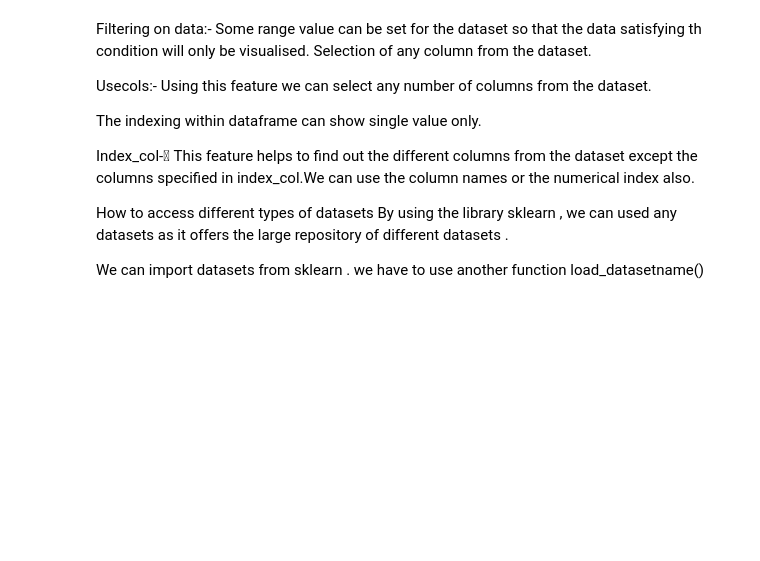
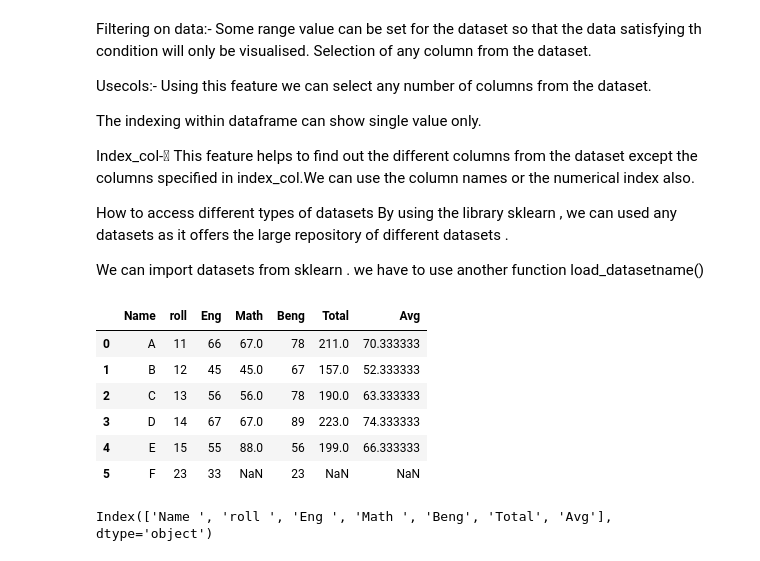
Before and after one commit to Sahadipankar/College-Practice-Coding, a Jupyter notebook: Python/Jupyter Notebook/Data_CSV.ipynb, the cells around one changed output. Saved outputs shown, nothing was run; the diff lists cells and outputs as text; code cells hidden in the pictures; blank space fills up the shorter version.

```diff
--- a/Python/Jupyter Notebook/Data_CSV.ipynb
+++ b/Python/Jupyter Notebook/Data_CSV.ipynb
@@ -158,3 +153,22 @@ How to access different types of datasets
 By using the  library sklearn , we can  used  any datasets as it  offers  the   large  repository  of   different  datasets .
 
 We can  import  datasets from sklearn . we have to  use another function load_datasetname()
+# %%
+import pandas as pd
+import numpy as np
+
+data2 = pd.read_csv('/content/drive/MyDrive/Colab Notebooks/Files/temp2.csv')
+
+data2
+# %% [output]
+|  | Name | roll | Eng | Math | Beng | Total | Avg |
+| 0 | A | 11 | 66 | 67.0 | 78 | 211.0 | 70.333333 |
+| 1 | B | 12 | 45 | 45.0 | 67 | 157.0 | 52.333333 |
+| 2 | C | 13 | 56 | 56.0 | 78 | 190.0 | 63.333333 |
+| 3 | D | 14 | 67 | 67.0 | 89 | 223.0 | 74.333333 |
+| 4 | E | 15 | 55 | 88.0 | 56 | 199.0 | 66.333333 |
+| 5 | F | 23 | 33 | NaN | 23 | NaN | NaN |
+# %%
+data2.columns
+# %% [output]
+Index(['Name ', 'roll ', 'Eng ', 'Math ', 'Beng', 'Total', 'Avg'], dtype='object')
```
Also changed, not shown: parts of 7 cells of this notebook, 5 other files.
